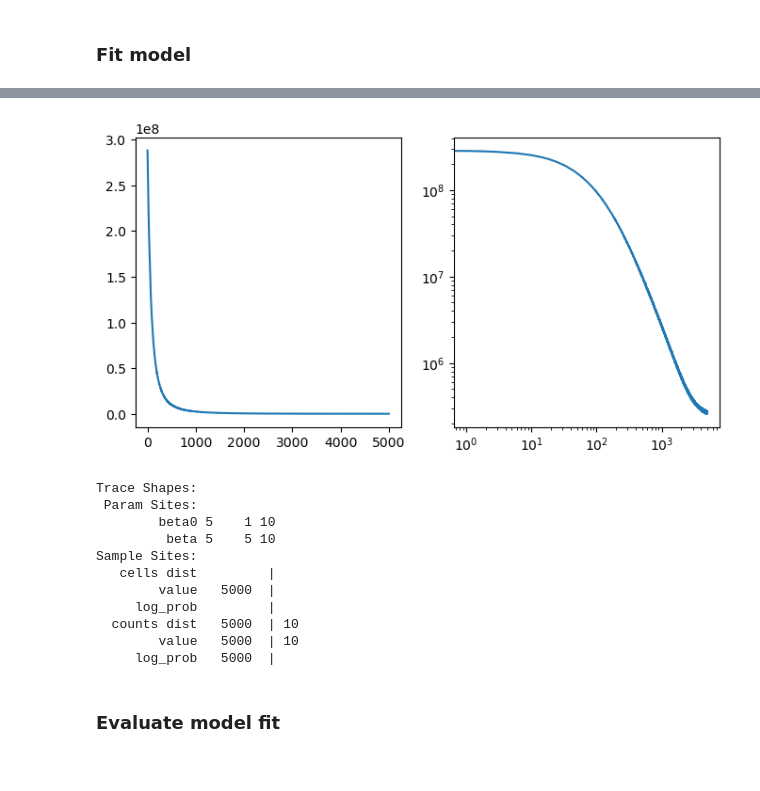
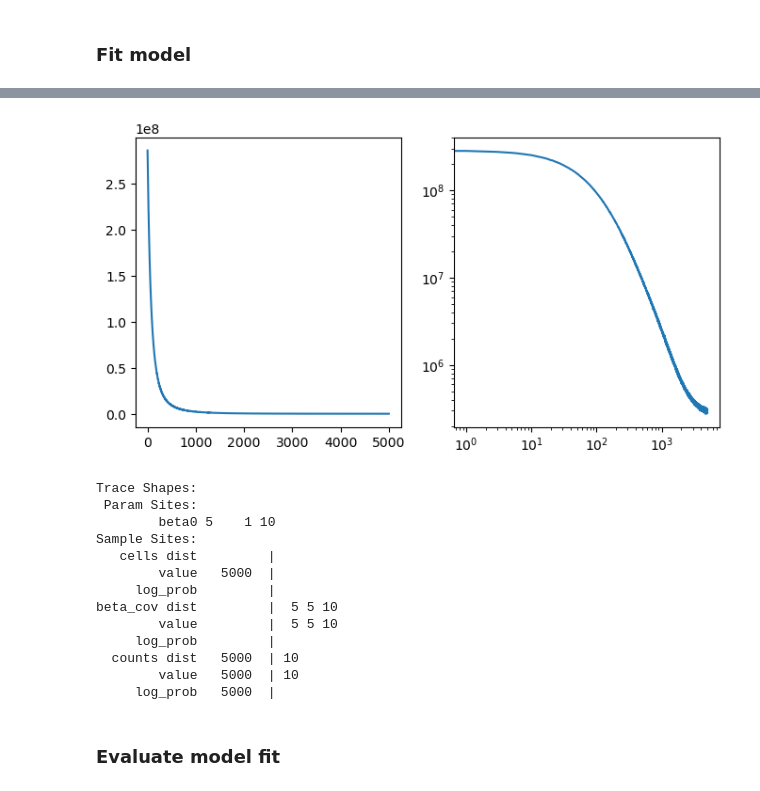
Before and after one commit to skambha6/tissue_purifier_sk, a Jupyter notebook: src/tissue_purifier/genex/pyro_simulations_from_scratch.ipynb, the cells around one changed output, grey strips where cells are left out. Saved outputs shown, nothing was run; the diff lists cells and outputs as text; code cells hidden in the pictures.

```diff
--- a/src/tissue_purifier/genex/pyro_simulations_from_scratch.ipynb
+++ b/src/tissue_purifier/genex/pyro_simulations_from_scratch.ipynb
@@ -50,5 +51,5 @@ use_covariates_generate = True
 # %%
-## simulate fake counts
+## simulate fake ncv/covariate counts
 
 beta0_k1g = dist.Normal(-2, 1).sample((k,g))[:, None, :]
 
@@ -62,15 +63,15 @@ total_umi_n11 = total_umi_n1[..., None]
 
 # sample fake ncv vectors
 prob = np.array([0.75])
-ncv_n1l = dist.Dirichlet(torch.tensor(np.repeat(prob,[l]))).sample((n,1))
+covar_n1l = dist.Dirichlet(torch.tensor(np.repeat(prob,[l]))).sample((n,1))
 #ncv_n1l = torch.ones((n,1,l))
 
 #print(ncv_n1l)
-ncv_nl = torch.squeeze(ncv_n1l, 1)
-ncv_nl1 = ncv_nl.unsqueeze(dim=-1)
+covar_nl = torch.squeeze(covar_n1l, 1)
+covar_nl1 = covar_nl.unsqueeze(dim=-1)
 
 ## sample fake covariates
-beta_klg = dist.Normal(0,1).sample((k,l,g))
+beta_klg = dist.Normal(0,covar_var).sample((k,l,g))
 
 ## mean centering beta ##
 #mean = torch.mean(beta_klg, dim=-2)
@@ -91,7 +92,7 @@ beta_nlg = beta_klg[cell_ids_n]
 #print(torch.sum(ncv_nl1 * beta_nlg, dim=-2, keepdim=True))
 
 if use_covariates_generate:
-    log_mu_n1g = beta0_n1g + torch.sum(ncv_nl1 * beta_nlg, dim=-2, keepdim=True)
+    log_mu_n1g = beta0_n1g + torch.sum(covar_nl1 * beta_nlg, dim=-2, keepdim=True)
     #log_mu_n1g = torch.sum(ncv_nl1 * beta_nlg, dim=-2, keepdim=True)
 else:
     log_mu_n1g = beta0_n1g
@@ -125,14 +176,15 @@ from scipy import sparse
 counts_ng = np.float32(sim_counts_n1g.squeeze()) ## assume n and g aren't 1
 sim_anndata = anndata.AnnData(X=sparse.csr_matrix(counts_ng))
 sim_anndata.obs['cell_type'] = cell_ids_n.numpy()
-sim_anndata.obsm['ncv'] = np.array(ncv_nl)
+
+sim_anndata.obsm[simulate_covar] = np.array(covar_nl)
 
 ## Run GLM
 
 gene_dataset = make_gene_dataset_from_anndata(
         anndata=sim_anndata,
         cell_type_key='cell_type',
-        covariate_key = 'ncv',
+        covariate_key = simulate_covar,
         preprocess_strategy='raw',
         apply_pca=False)
 # %%
@@ -142,13 +194,29 @@ train_dataset, test_dataset, val_dataset = next(iter(train_test_val_split(gene_d
 
 pyro.clear_param_store()
 torch.cuda.empty_cache()
+
+### is this bad to do?
+if torch.cuda.is_available():
+    torch.set_default_tensor_type('torch.cuda.FloatTensor')
+
 gr_cov = GeneRegression(use_covariates = use_covariates_model)
 gr_cov.configure_optimizer(optimizer_type='adam', lr=5e-3)
-beta0_k1g_store, beta_klg_store = gr_cov.train(
-    dataset=train_dataset,
-    n_steps=5000,
-    print_frequency=500,
-    subsample_size_cells=1000)
+
+if simulate_covar == 'ncv':
+    beta0_k1g_store, beta_klg_store = gr_cov.train(
+        dataset=train_dataset,
+        n_steps=5000,
+        print_frequency=500,
+        #l2_regularization_strength=1000,
+        subsample_size_cells=1000)
+elif simulate_covar == 'barlow':
+    beta0_k1g_store, beta_klg_store = gr_cov.train(
+        dataset=train_dataset,
+        n_steps=5000,
+        print_frequency=500,
+        l2_regularization_strength=1/barlow_var,
+        subsample_size_cells=1000)
+
 
 fig, axes = plt.subplots(ncols=2, figsize=(8,4))
 gr_cov.show_loss(ax=axes[0])
@@ -169,4 +237,4 @@ Training completed in 16.686842918395996 seconds
-[figure, old version]
+[figure, new version]
 # %%
 import pyro.poutine as poutine
 
@@ -179,6 +247,8 @@ trace = poutine.trace(gr_cov._model).get_trace(n_cells= n,
            total_umi_n= gene_dataset.counts.sum(dim=-1),
            covariates_nl= gene_dataset.covariates,
            cell_type_ids_n= gene_dataset.cell_type_ids,
+           l1_regularization_strength=None,
+           l2_regularization_strength=None,
            subsample_size_cells=None)
 trace.compute_log_prob()  # optional, but allows printing of log_prob shapes
 print(trace.format_shapes())
@@ -186,11 +256,13 @@ print(trace.format_shapes())
 Trace Shapes:
  Param Sites:
         beta0 5    1 10
-         beta 5    5 10
 Sample Sites:
    cells dist         |
         value   5000  |
      log_prob         |
+beta_cov dist         |  5 5 10
+        value         |  5 5 10
+     log_prob         |
   counts dist   5000  | 10
         value   5000  | 10
      log_prob   5000  |
```
Also changed, not shown: parts of 21 cells of this notebook, 1 other file.
